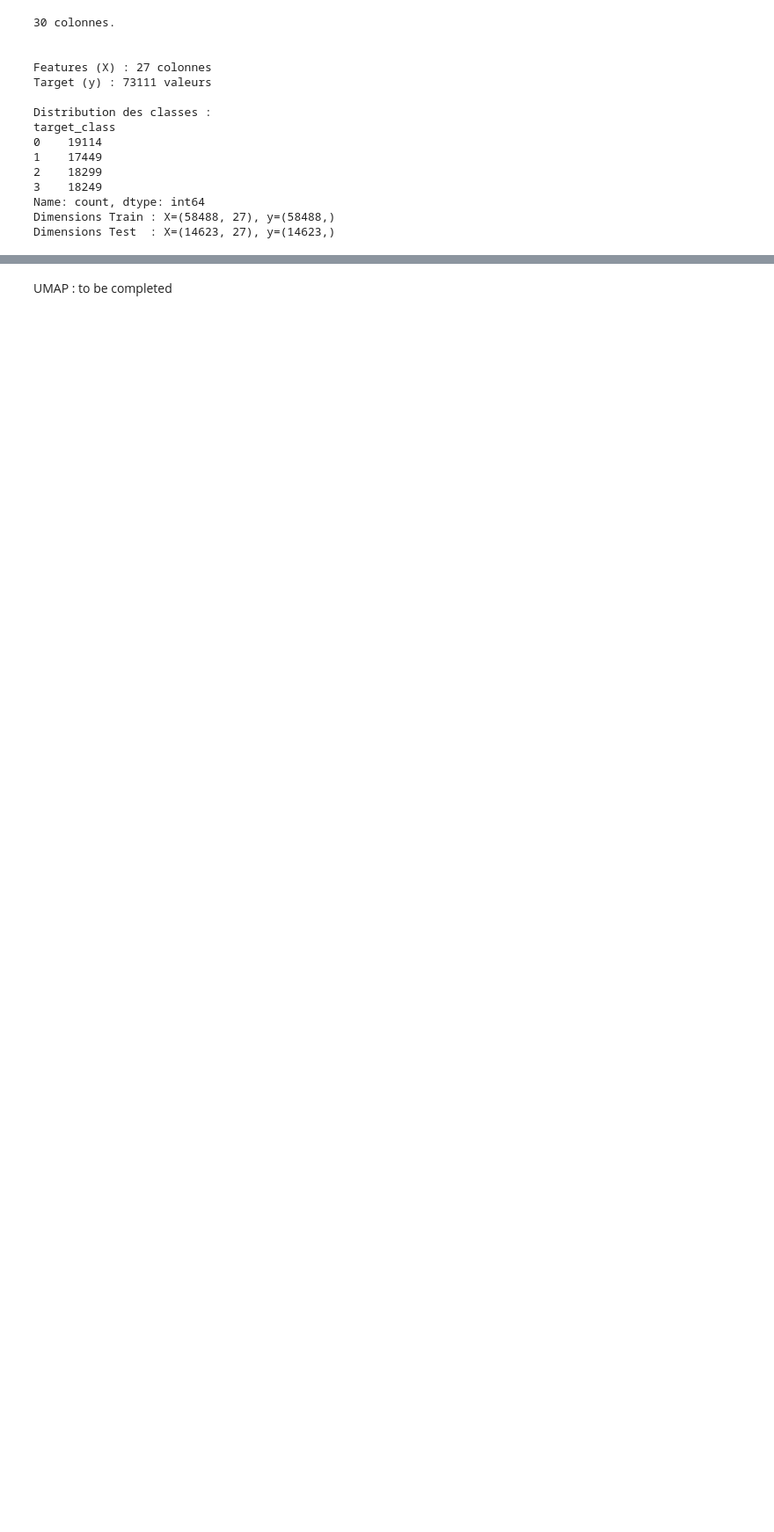
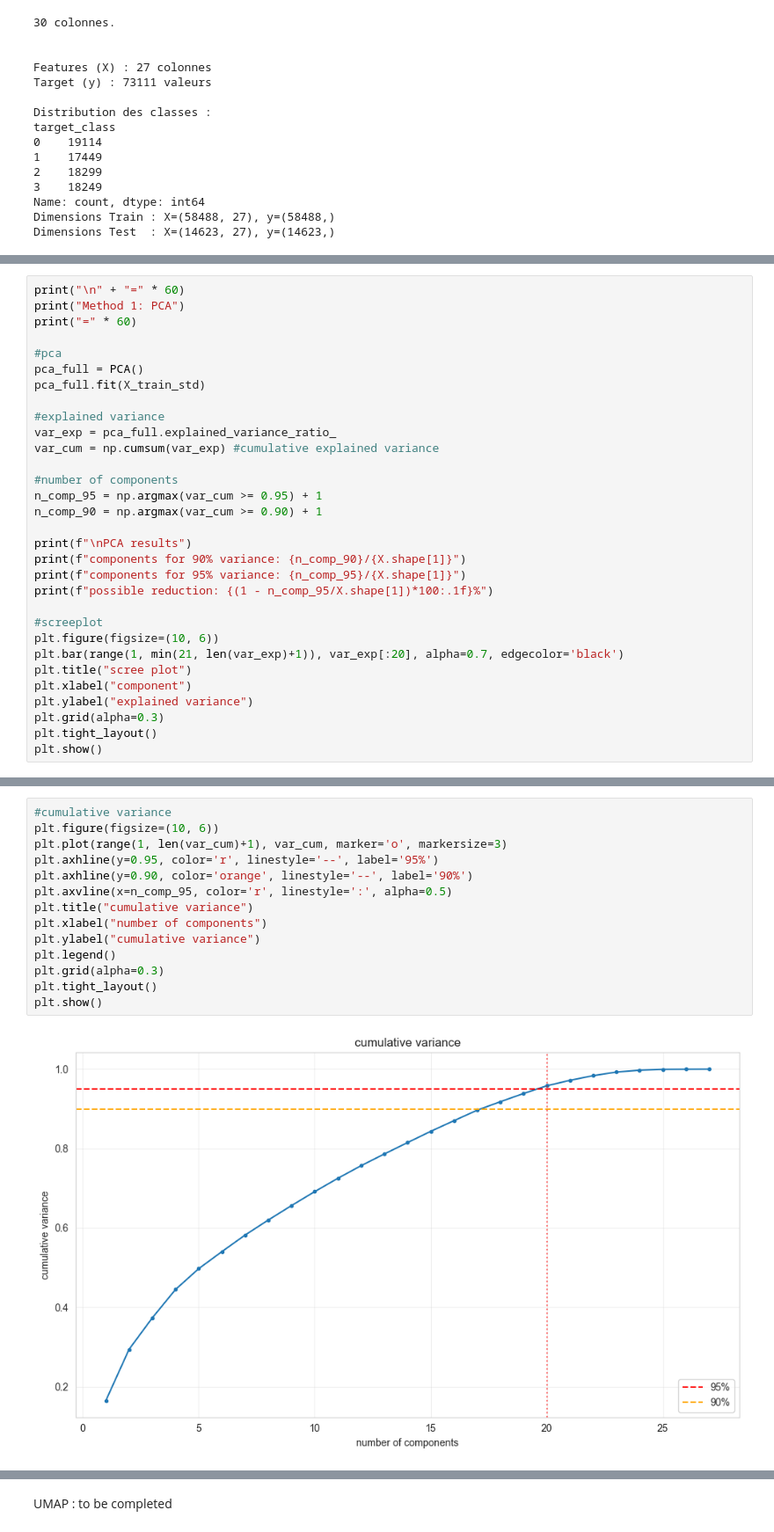
Before and after one commit to Felix-prjcts/ML_Airbnb_domain_generalisation, a Jupyter notebook: 1_ML_Paris.ipynb, the cells around one changed output, grey strips where cells are left out. Shown at 88% size. Cells and saved outputs as stored; diff of their text form; blank space fills up the shorter version.

```diff
--- a/1_ML_Paris.ipynb
+++ b/1_ML_Paris.ipynb
@@ -91,0 +92,31 @@ PCA : to be completed
+# %%
+print("\n" + "=" * 60)
+print("Method 1: PCA")
+print("=" * 60)
+
+#pca
+pca_full = PCA()
+pca_full.fit(X_train_std)
+
+#explained variance
+var_exp = pca_full.explained_variance_ratio_
+var_cum = np.cumsum(var_exp) #cumulative explained variance
+
+#number of components
+n_comp_95 = np.argmax(var_cum >= 0.95) + 1
+n_comp_90 = np.argmax(var_cum >= 0.90) + 1
+
+print(f"\nPCA results")
+print(f"components for 90% variance: {n_comp_90}/{X.shape[1]}")
+print(f"components for 95% variance: {n_comp_95}/{X.shape[1]}")
+print(f"possible reduction: {(1 - n_comp_95/X.shape[1])*100:.1f}%")
+
+#screeplot
+plt.figure(figsize=(10, 6))
+plt.bar(range(1, min(21, len(var_exp)+1)), var_exp[:20], alpha=0.7, edgecolor='black')
+plt.title("scree plot")
+plt.xlabel("component")
+plt.ylabel("explained variance")
+plt.grid(alpha=0.3)
+plt.tight_layout()
+plt.show()
@@ -91,0 +125,16 @@ PCA : to be completed
+# %%
+#cumulative variance
+plt.figure(figsize=(10, 6))
+plt.plot(range(1, len(var_cum)+1), var_cum, marker='o', markersize=3)
+plt.axhline(y=0.95, color='r', linestyle='--', label='95%')
+plt.axhline(y=0.90, color='orange', linestyle='--', label='90%')
+plt.axvline(x=n_comp_95, color='r', linestyle=':', alpha=0.5)
+plt.title("cumulative variance")
+plt.xlabel("number of components")
+plt.ylabel("cumulative variance")
+plt.legend()
+plt.grid(alpha=0.3)
+plt.tight_layout()
+plt.show()
+# %% [output]
+[figure, added]
```
Also changed, not shown: parts of 22 cells of this notebook, 1 other file.
